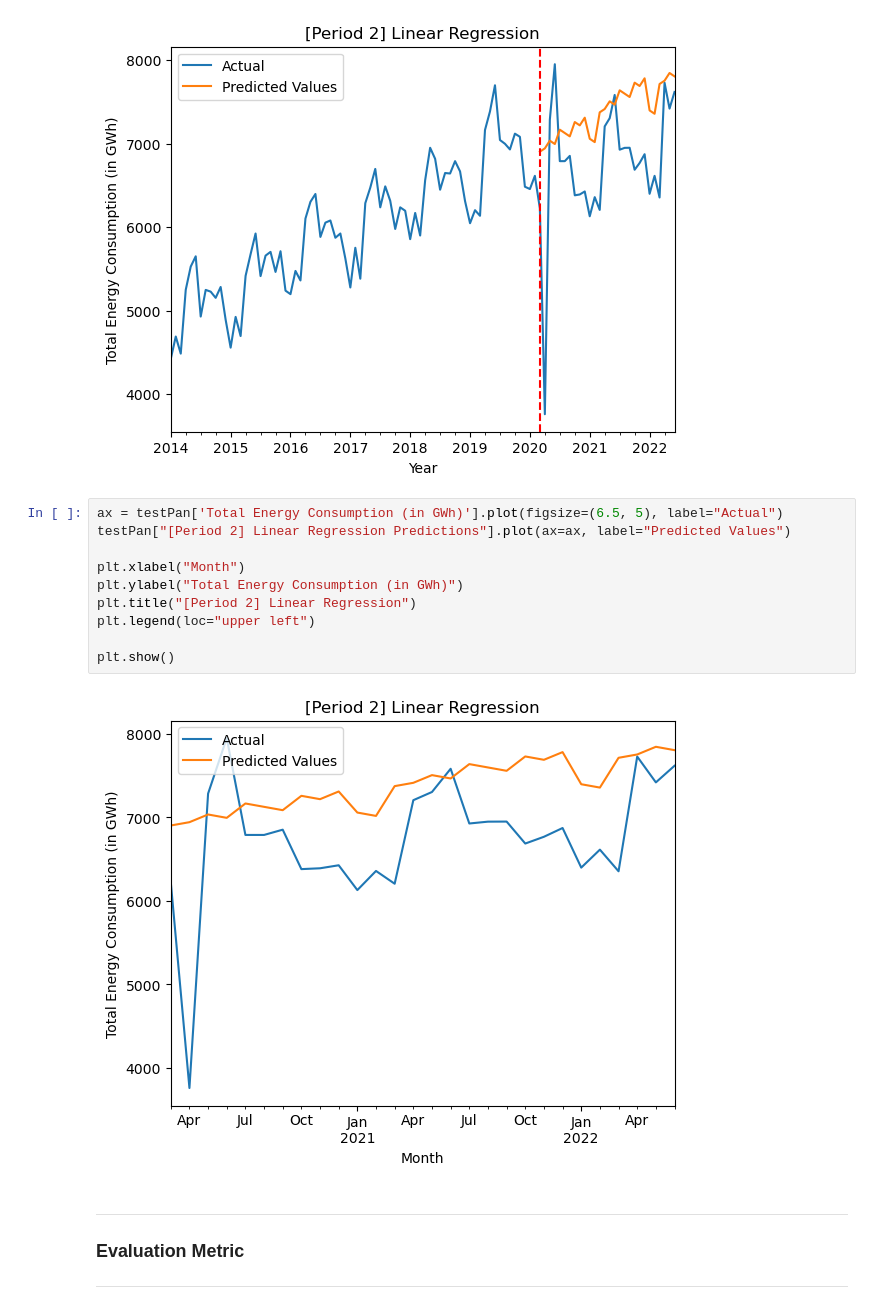
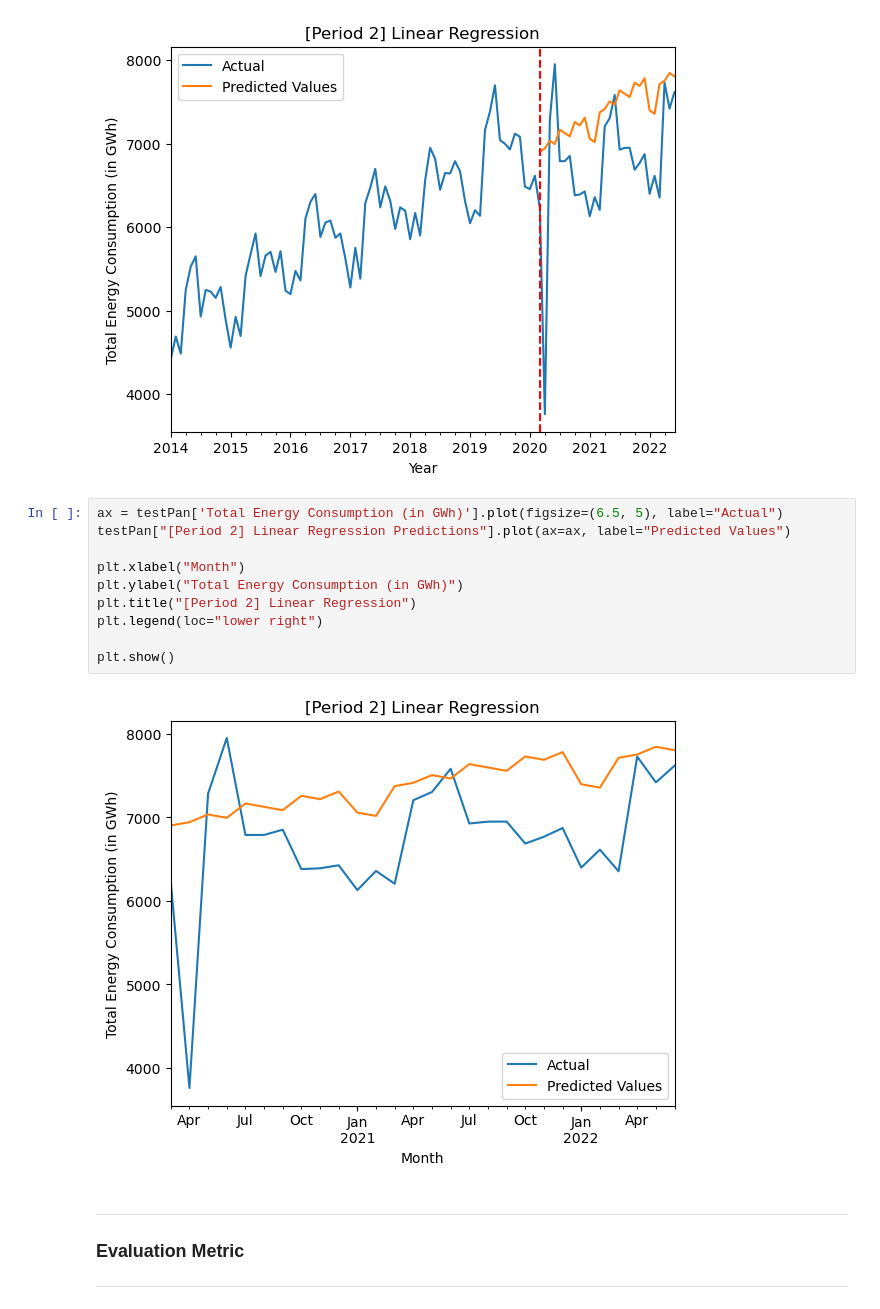
Before and after one commit to errutorculas/cmsc197-ML-miniproj, a Jupyter notebook: jupyter-notebook-code/miniproj.ipynb, the cells around one changed output. Drawn from its saved outputs; the diff is of its cells as text.

```diff
--- a/jupyter-notebook-code/miniproj.ipynb
+++ b/jupyter-notebook-code/miniproj.ipynb
@@ -598,15 +598,15 @@ plt.show()
 # %%
 ax = testPan['Total Energy Consumption (in GWh)'].plot(figsize=(6.5, 5), label="Actual")
 testPan["[Period 2] Linear Regression Predictions"].plot(ax=ax, label="Predicted Values")
 
 plt.xlabel("Month")
 plt.ylabel("Total Energy Consumption (in GWh)")
 plt.title("[Period 2] Linear Regression")
-plt.legend(loc="upper left")
+plt.legend(loc="lower right")
 
 plt.show()
 # %% [output]
-[figure, old version]
+[figure, new version]
 # %% [markdown]
 ***
 ### Evaluation Metric <a class="anchor" id="evalLR"></a>
```
Also changed, not shown: parts of 3 cells of this notebook.
